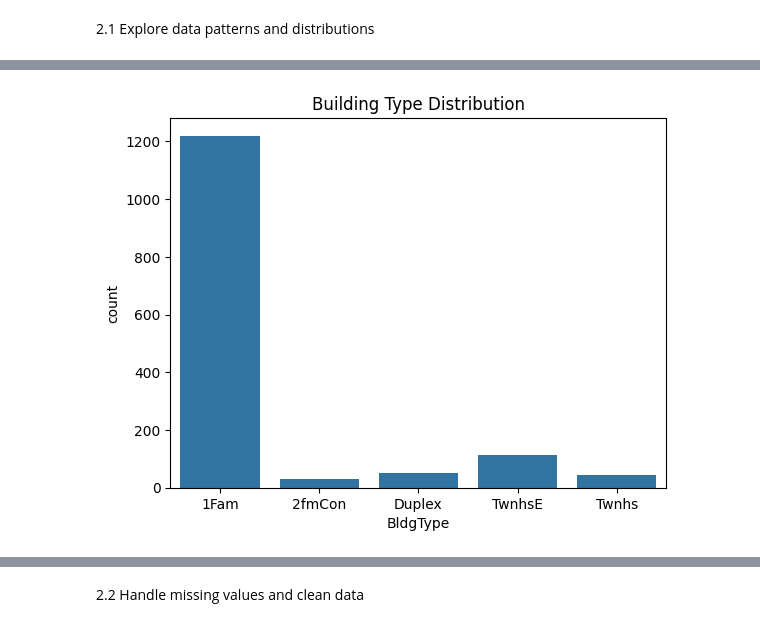
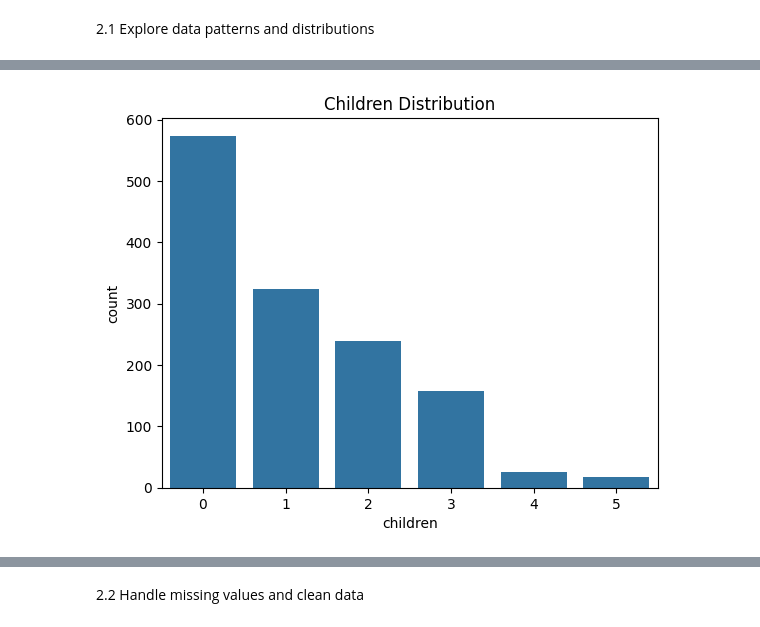
Before and after one commit to TKonkin/ml-regression-terry, a Jupyter notebook: ml_regression_terry.ipynb, the cells around one changed output, grey strips where cells are left out. Saved outputs shown, nothing was run; the diff lists cells and outputs as text; code cells hidden in the pictures.

```diff
--- a/ml_regression_terry.ipynb
+++ b/ml_regression_terry.ipynb
@@ -18,8 +23,7 @@ import matplotlib.pyplot as plt
 # %% [markdown]
 1.1 Load the dataset and display the first 10 rows.
 # %%
-# load the datasets
-housing_train = pd.read_csv("data/train.csv", sep=",")
-housing_test = pd.read_csv("data/test.csv", sep=",")
+# load the dataset
+insurance = pd.read_csv("data/insurance.csv", sep=",")
 # %%
 # display the first 10 rows of the training set
@@ -107,7 +92,7 @@ Count plot of building type
 # %%
-sns.countplot(x='BldgType', data=housing_train)
-plt.title('Building Type Distribution')
+sns.countplot(x='children', data=insurance)
+plt.title('Children Distribution')
 plt.show()
 # %% [output]
-[figure, old version]
+[figure, new version]
 # %% [markdown]
```
Also changed, not shown: parts of 48 cells of this notebook, 4 other files.
